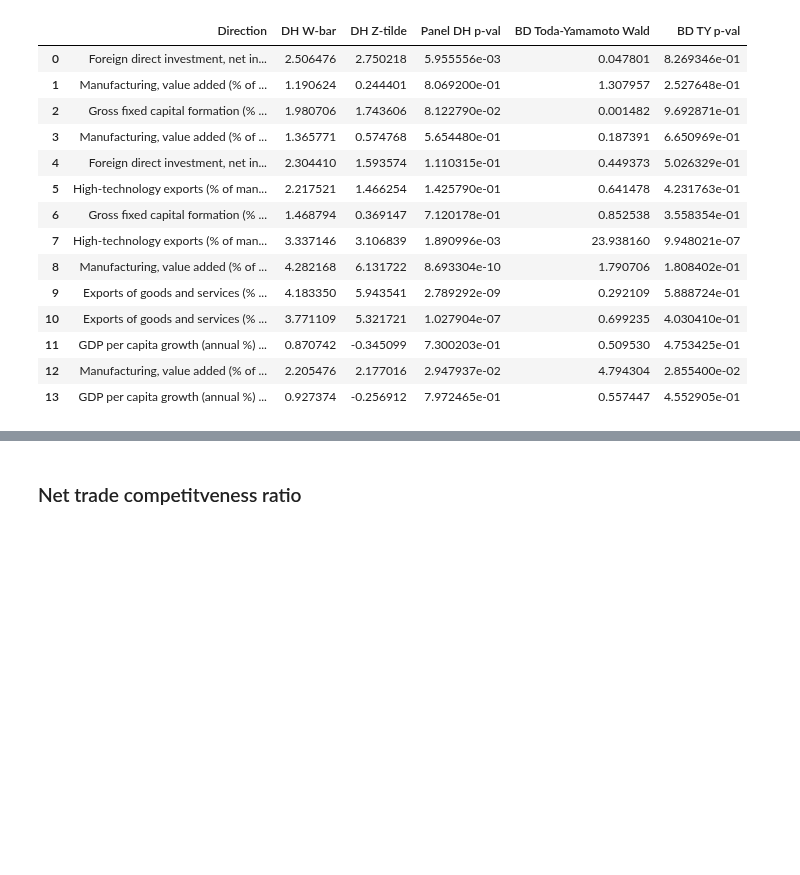
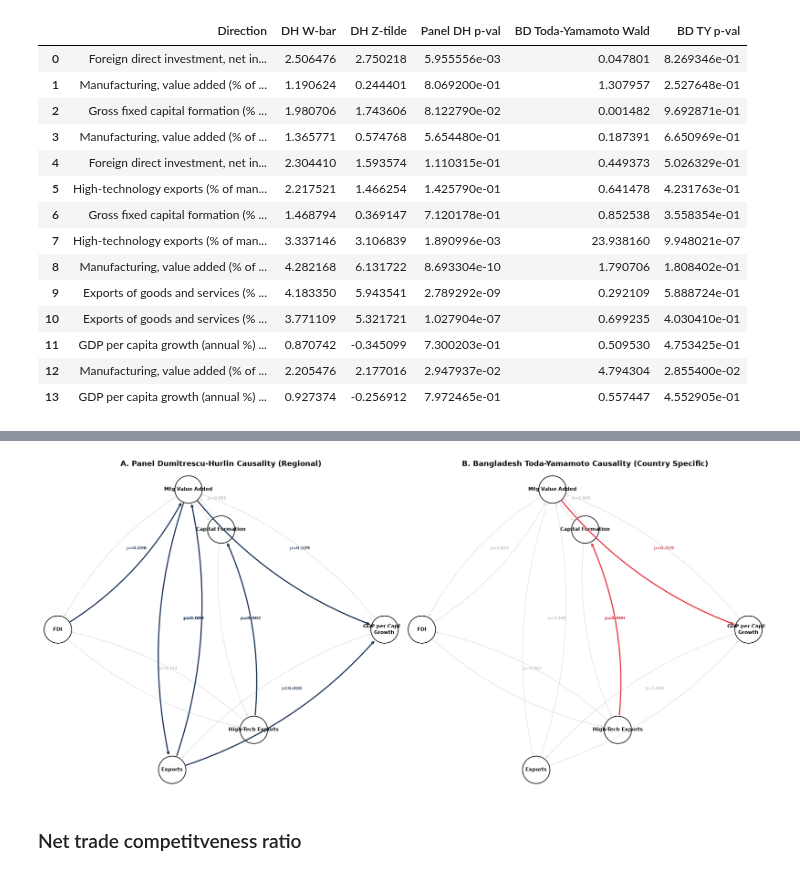
Before and after one commit to MJwd-Hasan/bd_flying_geese, a Jupyter notebook: export_import.ipynb, the cells around one changed output, grey strips where cells are left out. Cells and saved outputs as stored; diff of their text form; code cells hidden in the pictures; blank space fills up the shorter version.

Commit message:
Added Granger-Causality Network Graph

```diff
--- a/export_import.ipynb
+++ b/export_import.ipynb
@@ -824,3 +832,68 @@ causality_df
+# %%
+import networkx as nx
+
+causal_map = {
+    'Foreign direct investment, net inflows (% of GDP)': 'FDI',
+    'Gross fixed capital formation (% of GDP)': 'Capital Formation',
+    'Manufacturing, value added (% of GDP)': 'Mfg Value Added',
+    'High-technology exports (% of manufactured exports)': 'High-Tech Exports',
+    'Exports of goods and services (% of GDP)': 'Exports',
+    'GDP per capita growth (annual %)': 'GDP per Capita\nGrowth'
+}
+
+causality_df['Source'] = causality_df['Direction'].apply(lambda d: causal_map.get(d.split(' -> ')[0]))
+causality_df['Target'] = causality_df['Direction'].apply(lambda d: causal_map.get(d.split(' -> ')[1]))
+
+pos = {
+    'FDI': (0, 0.5),
+    'Capital Formation': (1, 1),
+    'Mfg Value Added': (0.8, 1.2),
+    'High-Tech Exports': (1.2, 0),
+    'Exports': (0.7, -0.2),
+    'GDP per Capita\nGrowth': (2, 0.5)
+}
+
+fig, axes = plt.subplots(1, 2, figsize=(22, 10))
+
+plot_configs = [
+    ('A. Panel Dumitrescu-Hurlin Causality (Regional)', 'Panel DH p-val', '#1D3557', '#C4C4C4'),
+    ('B. Bangladesh Toda-Yamamoto Causality (Country Specific)', 'BD TY p-val', '#E63946', '#C4C4C4')
+]
+
+for idx, (title, p_col, sig_color, base_color) in enumerate(plot_configs):
+    ax = axes[idx]
+    ax.set_title(title, fontsize=16, fontweight='bold', pad=20)
+
+    G = nx.DiGraph()
+    G.add_nodes_from(pos.keys())
+
+    nx.draw_networkx_nodes(G, pos, ax=ax, node_color='#FFFFFF', edgecolors='#000000', node_size=3500, linewidths=1.5)
+    nx.draw_networkx_labels(G, pos, ax=ax, font_size=11, font_weight='bold')
+
+    for _, row in causality_df.dropna(subset=[p_col, 'Source', 'Target']).iterrows():
+        p_val = row[p_col]
+        u, v = row['Source'], row['Target']
+        is_sig = p_val < 0.05
+
+        edge_col = sig_color if is_sig else base_color
+        style = 'solid' if is_sig else 'dotted'
+        width = 2.5 if is_sig else 1.0
+
+        ax.annotate("",
+            xy=pos[v], xytext=pos[u],
+            arrowprops=dict(arrowstyle="->", color=edge_col, lw=width, ls=style, shrinkA=32, shrinkB=32, patchA=None, patchB=None, connectionstyle="arc3,rad=0.15")
+        )
+
+        mid_x = (pos[u][0] + pos[v][0]) / 2 + 0.02
+        mid_y = (pos[u][1] + pos[v][1]) / 2 + 0.05
+        ax.text(mid_x, mid_y, f"p={p_val:.3f}", fontsize=9, color=edge_col, weight='bold' if is_sig else 'normal')
+
+    ax.axis('off')
+
+plt.tight_layout()
+plt.show()
+# %% [output]
+[figure, added]
 # %% [markdown]
 ### Net trade competitveness ratio
 # %%
```
Also changed, not shown: parts of 1 cell of this notebook.
